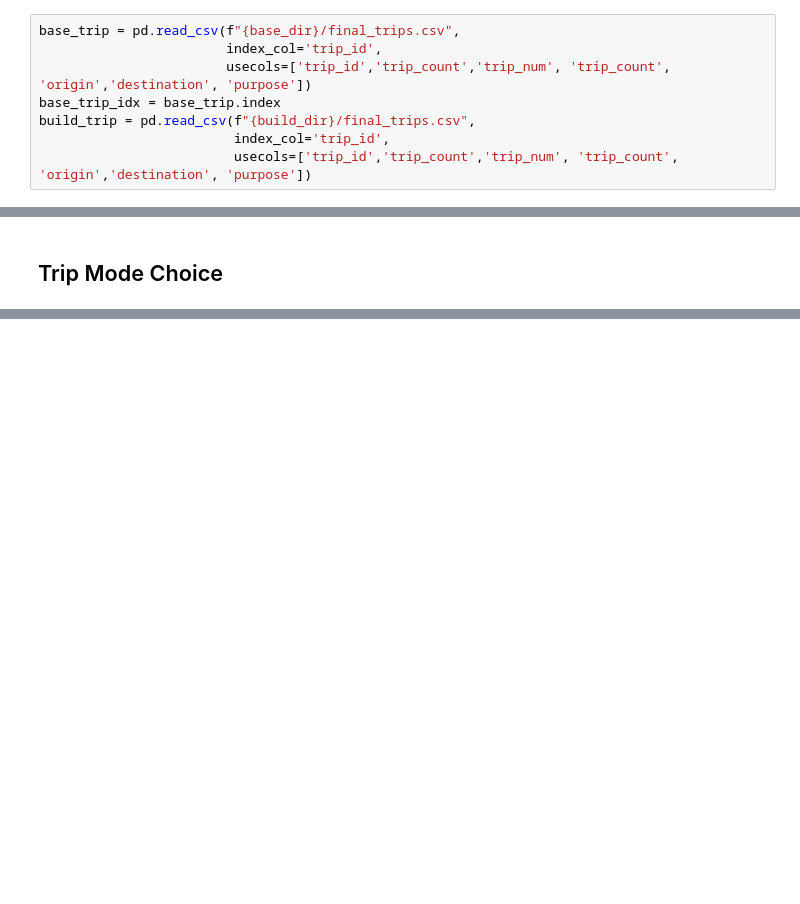
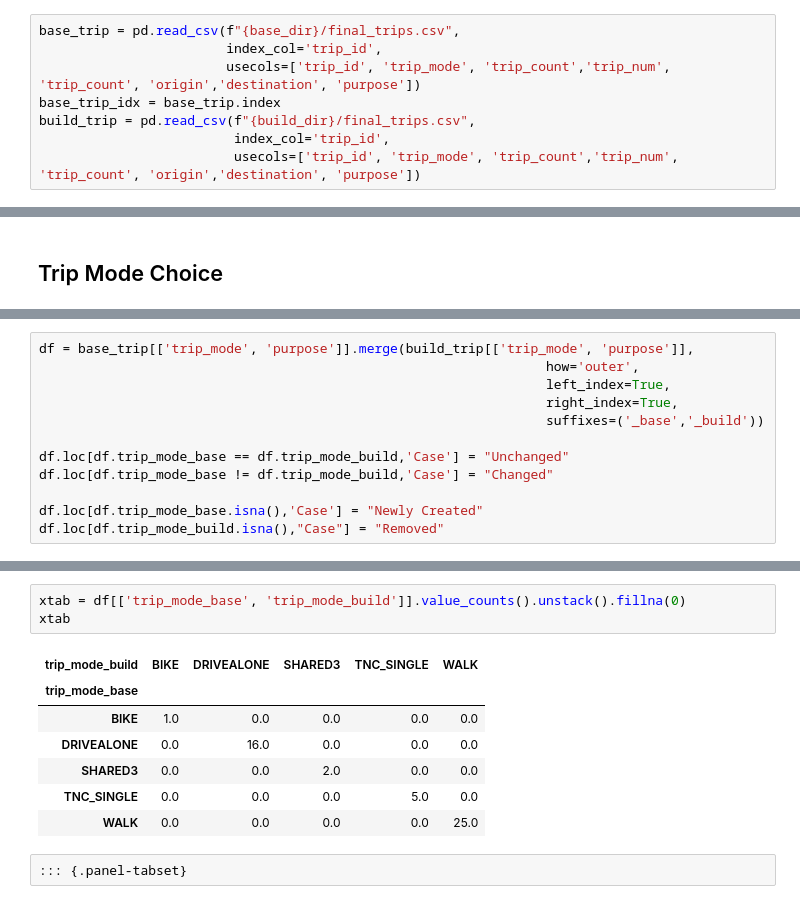
Before and after one commit to ActivitySim/asim_eet_viz, a Jupyter notebook: notebooks/trips.ipynb, the cells around one changed output, grey strips where cells are left out. Drawn from its saved outputs; the diff is of its cells as text; blank space fills up the shorter version.

Commit message:
feat: adds summary for trip mc by purpose

```diff
--- a/notebooks/trips.ipynb
+++ b/notebooks/trips.ipynb
@@ -34,11 +34,11 @@ build_dir = config['sources']['build']
 # %%
 base_trip = pd.read_csv(f"{base_dir}/final_trips.csv",
                         index_col='trip_id',
-                        usecols=['trip_id','trip_count','trip_num', 'trip_count', 'origin','destination', 'purpose'])
+                        usecols=['trip_id', 'trip_mode', 'trip_count','trip_num', 'trip_count', 'origin','destination', 'purpose'])
 base_trip_idx = base_trip.index
 build_trip = pd.read_csv(f"{build_dir}/final_trips.csv",
                          index_col='trip_id',
-                         usecols=['trip_id','trip_count','trip_num', 'trip_count', 'origin','destination', 'purpose'])
+                         usecols=['trip_id', 'trip_mode', 'trip_count','trip_num', 'trip_count', 'origin','destination', 'purpose'])
 # %%
 print(f"""Filtering trips by origin {
     'and' if how_method == 'all' else 'or' if how_method == 'any' else '???'
@@ -139,2 +141,14 @@ print("Lorem ipsum") # Placeholder for CS
 # %% [output]
 Lorem ipsum
+# %%
+df = base_trip[['trip_mode', 'purpose']].merge(build_trip[['trip_mode', 'purpose']],
+                                                                 how='outer',
+                                                                 left_index=True,
+                                                                 right_index=True,
+                                                                 suffixes=('_base','_build'))
+
+df.loc[df.trip_mode_base == df.trip_mode_build,'Case'] = "Unchanged"
+df.loc[df.trip_mode_base != df.trip_mode_build,'Case'] = "Changed"
+
+df.loc[df.trip_mode_base.isna(),'Case'] = "Newly Created"
+df.loc[df.trip_mode_build.isna(),"Case"] = "Removed"
@@ -140,0 +167,13 @@ Lorem ipsum
+# %%
+xtab = df[['trip_mode_base', 'trip_mode_build']].value_counts().unstack().fillna(0)
+xtab
+# %% [output]
+| trip_mode_build | BIKE | DRIVEALONE | SHARED3 | TNC_SINGLE | WALK |
+| trip_mode_base |  |  |  |  |  |
+| BIKE | 1.0 | 0.0 | 0.0 | 0.0 | 0.0 |
+| DRIVEALONE | 0.0 | 16.0 | 0.0 | 0.0 | 0.0 |
+| SHARED3 | 0.0 | 0.0 | 2.0 | 0.0 | 0.0 |
+| TNC_SINGLE | 0.0 | 0.0 | 0.0 | 5.0 | 0.0 |
+| WALK | 0.0 | 0.0 | 0.0 | 0.0 | 25.0 |
+# %% [raw]
+::: {.panel-tabset}
```
Also changed, not shown: parts of 7 cells of this notebook.
